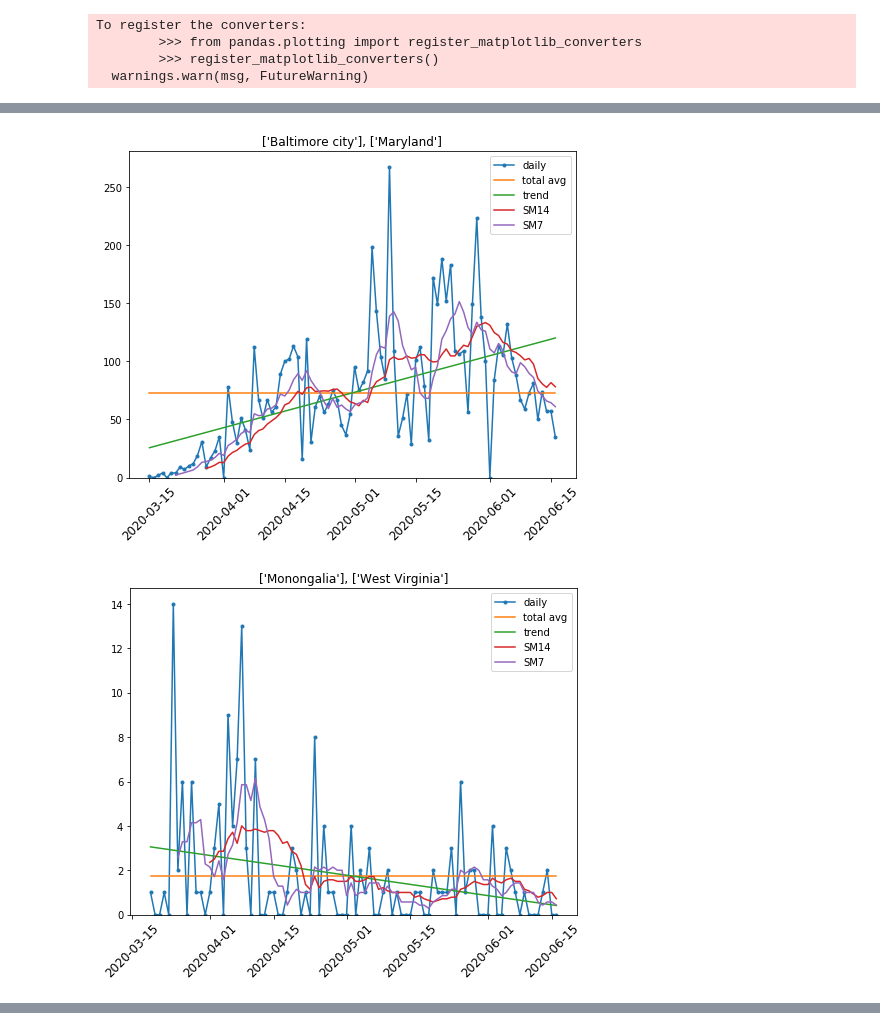
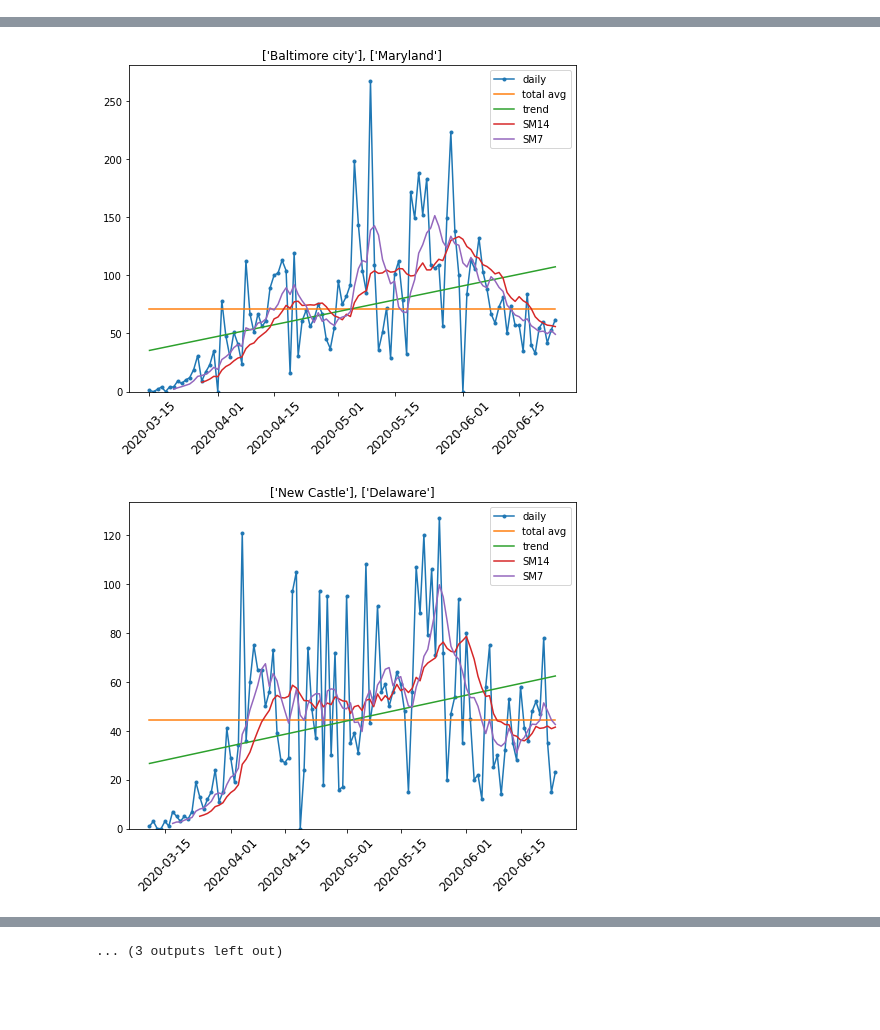
Before and after one commit to leadinghammp/COVID-19-Near-Me, a Jupyter notebook: Specific_Places.ipynb, the cells around one changed output, grey strips where cells are left out. Saved outputs shown, nothing was run; the diff lists cells and outputs as text; code cells hidden in the pictures; blank space fills up the shorter version.

```diff
--- a/Specific_Places.ipynb
+++ b/Specific_Places.ipynb
@@ -99,16 +103,16 @@ ff_dct={'Somerset':'New Jersey',
         'Cape May':'New Jersey',
         'Washington':'Maryland',
         'Baltimore city':'Maryland',
-        'Monongalia':'West Virginia',
-        'Berkeley':'West Virginia',
         'New Castle':'Delaware',
+        'Kent':'Delaware',
+        'Sussex':'Delaware',
         'Doña Ana':'New Mexico',
         'James City':'Virginia',
         'Madison':'Alabama',
-        'Kanawha': 'West Virginia'}
+        'Kanawha': 'West Virginia',
+        'Monongalia':'West Virginia',
+        'Berkeley':'West Virginia',
+       'Greenbrier':'West Virginia',
+       'Beaufort':'South Carolina'}
 local_cases(data,ff_dct)
 # %% [output]
-To register the converters:
-        >>> from pandas.plotting import register_matplotlib_converters
-        >>> register_matplotlib_converters()
-  warnings.warn(msg, FutureWarning)
@@ -118,2 +122,2 @@ To register the converters:
-[figure, old version]
+[figure, new version]
-[figure, old version]
+[figure, new version]
@@ -125,0 +131 @@ To register the converters:
+... (3 outputs left out)
```
Also changed, not shown: parts of 6 cells of this notebook.
